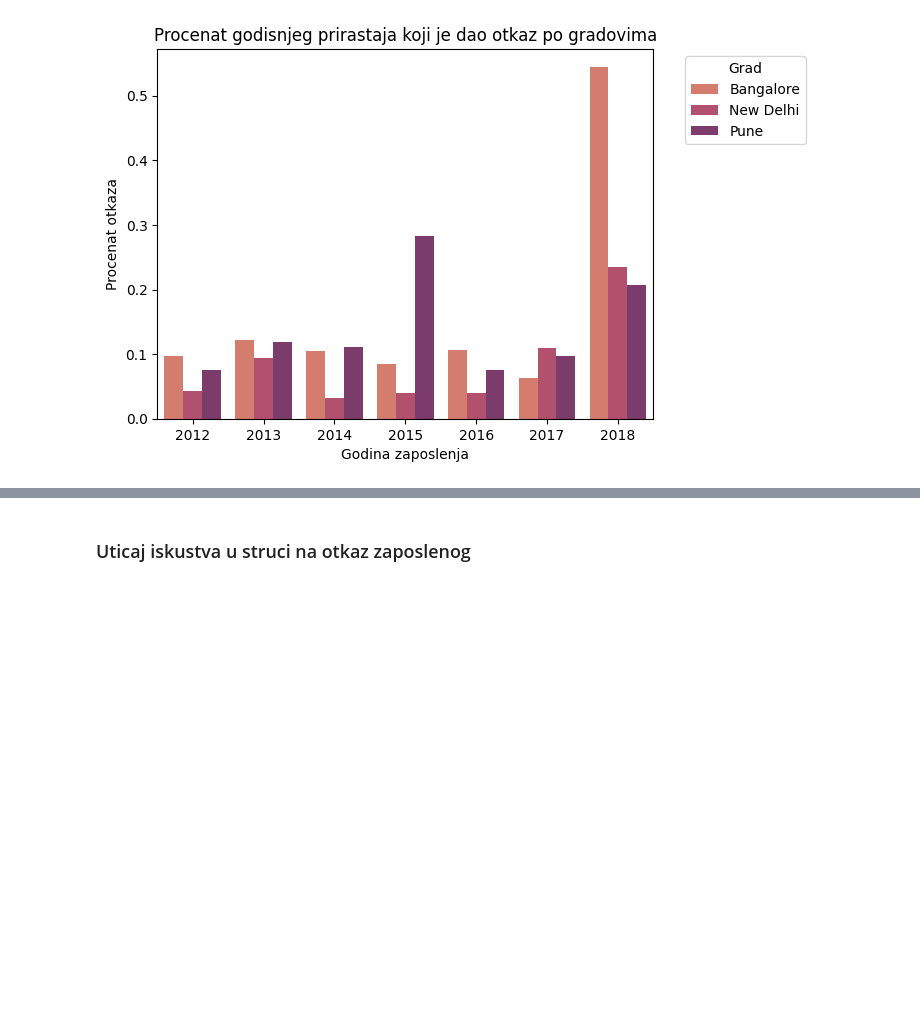
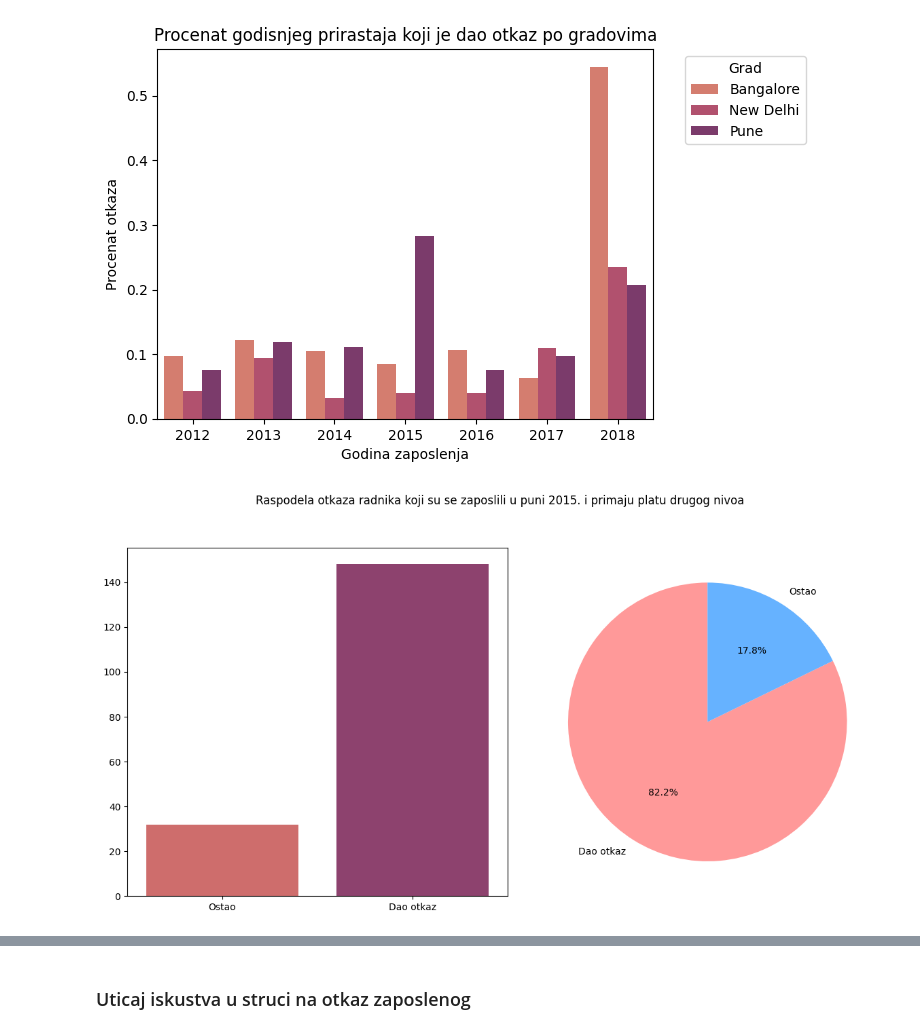
Before and after one commit to SV25-22/numericki, a Jupyter notebook: projekat.ipynb, the cells around one changed output, grey strips where cells are left out. Cells and saved outputs as stored; diff of their text form; code cells hidden in the pictures; blank space fills up the shorter version.

```diff
--- a/projekat.ipynb
+++ b/projekat.ipynb
@@ -478,2 +497,34 @@ plt.show() #naslov promeniti u nesto citljivije
 # %% [output]
 [figure]
+# %%
+filtered_data = df[(df['City'] == 'Pune') & (df['PaymentTier'] == 2) & (df['JoiningYear'] == 2015)]
+
+
+fig, axs = plt.subplots(1, 2, figsize=(12, 6))
+
+
+sns.countplot(x='LeaveOrNot',hue='LeaveOrNot', data=filtered_data, palette='flare', ax=axs[0])
+axs[0].set_xlabel('')
+axs[0].set_ylabel('')
+axs[0].set_xticks([0, 1])
+axs[0].set_xticklabels(['Ostao', 'Dao otkaz'])
+
+
+axs[0].legend().remove()
+
+
+leave_distribution = filtered_data['LeaveOrNot'].value_counts()
+colors = ['#FF9999', '#66B2FF']
+labels = [ 'Dao otkaz','Ostao']
+axs[1].pie(leave_distribution, labels=labels, autopct='%1.1f%%', startangle=90, colors=colors)
+
+
+fig.suptitle('Raspodela otkaza radnika koji su se zaposlili u puni 2015. i primaju platu drugog nivoa', y=1.05)
+
+
+plt.tight_layout()
+
+
+plt.show()
+# %% [output]
+[figure, added]
```
Also changed, not shown: parts of 28 cells of this notebook, 2 other files.
